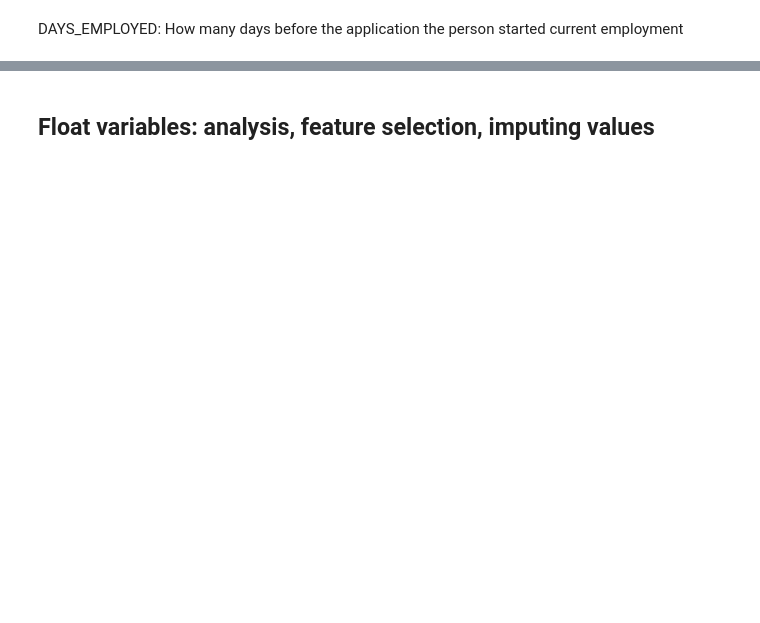
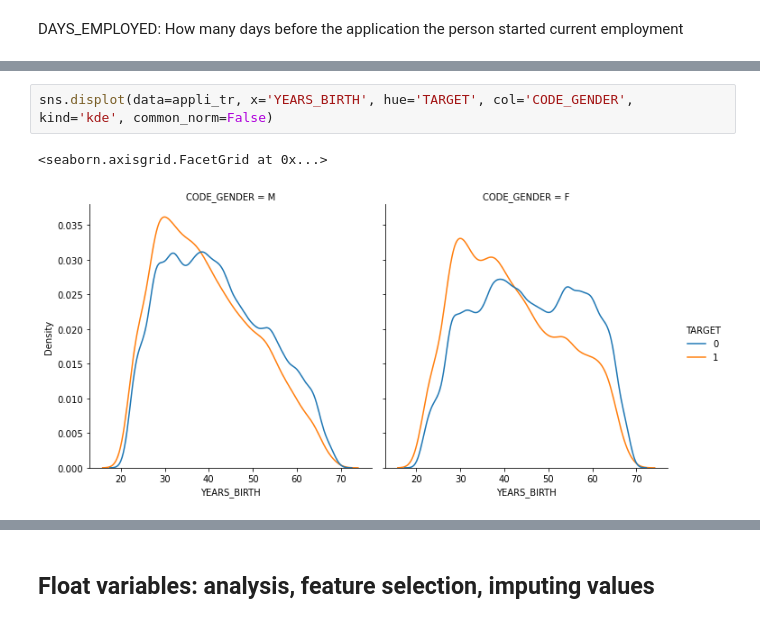
Before and after one commit to VeronikaBerezhnaia/OC_P7_credit_scoring, a Jupyter notebook: Implementez_modele_scoring.ipynb, the cells around one changed output, grey strips where cells are left out. Saved outputs shown, nothing was run; the diff lists cells and outputs as text; blank space fills up the shorter version.

```diff
--- a/Implementez_modele_scoring.ipynb
+++ b/Implementez_modele_scoring.ipynb
@@ -754,0 +766,5 @@ Name: YEARS_BIRTH, dtype: float64
+# %%
+sns.displot(data=appli_tr, x='YEARS_BIRTH', hue='TARGET', col='CODE_GENDER', kind='kde', common_norm=False)
+# %% [output]
+<seaborn.axisgrid.FacetGrid at 0x...>
+[figure, added]
```
Also changed, not shown: parts of 286 cells of this notebook.
